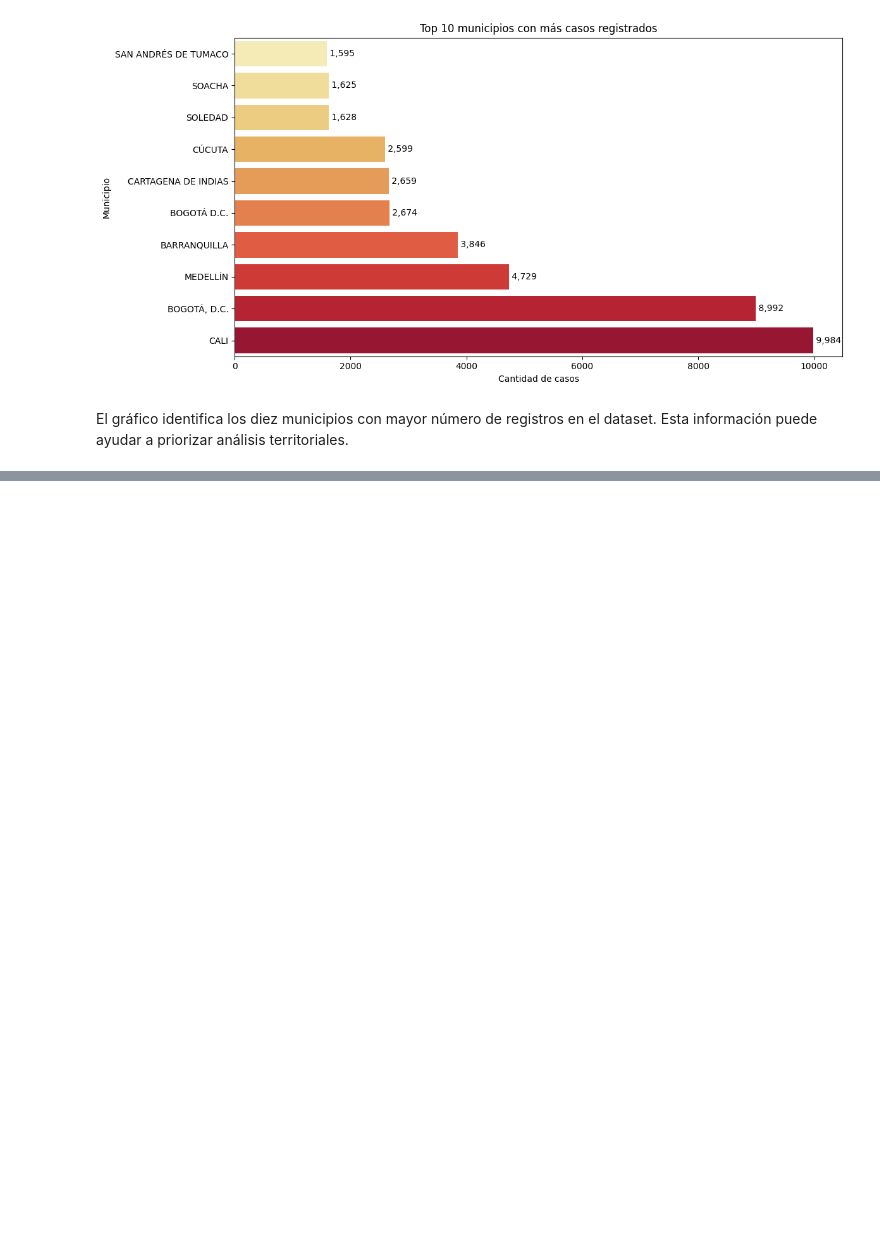
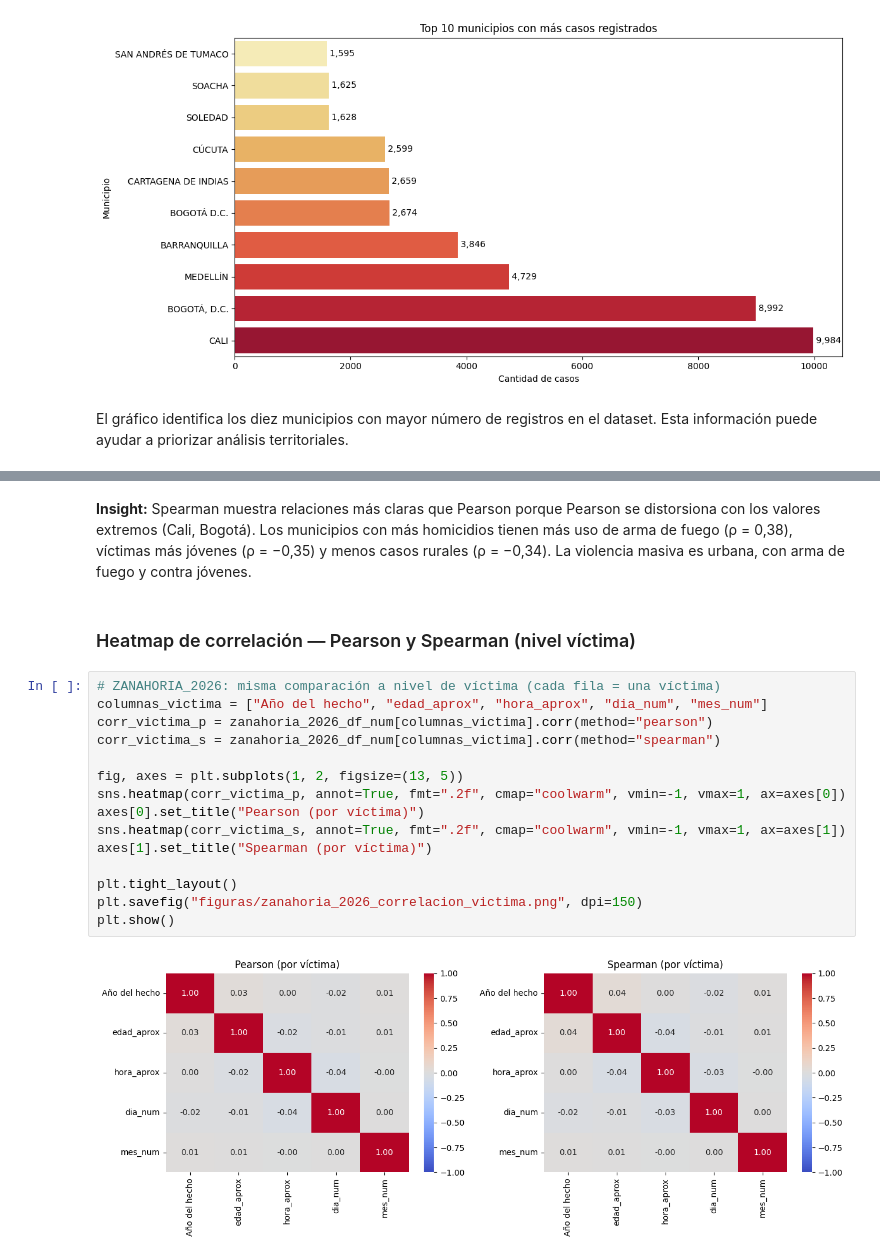
Before and after one commit to XEBAX10/PROYEC-1-CIencia_Datos, a Jupyter notebook: entrega/fase_a_eda.ipynb, the cells around one changed output, grey strips where cells are left out. Cells and saved outputs as stored; diff of their text form; blank space fills up the shorter version.

```diff
--- a/entrega/fase_a_eda.ipynb
+++ b/entrega/fase_a_eda.ipynb
@@ -297,0 +479,21 @@ El gráfico identifica los diez municipios con mayor número de registros en el
+# %% [markdown]
+**Insight:** Spearman muestra relaciones más claras que Pearson porque Pearson se distorsiona con los valores extremos (Cali, Bogotá). Los municipios con más homicidios tienen más uso de arma de fuego (ρ = 0,38), víctimas más jóvenes (ρ = −0,35) y menos casos rurales (ρ = −0,34). La violencia masiva es urbana, con arma de fuego y contra jóvenes.
+# %% [markdown]
+### Heatmap de correlación — Pearson y Spearman (nivel víctima)
+# %%
+# ZANAHORIA_2026: misma comparación a nivel de víctima (cada fila = una víctima)
+columnas_victima = ["Año del hecho", "edad_aprox", "hora_aprox", "dia_num", "mes_num"]
+corr_victima_p = zanahoria_2026_df_num[columnas_victima].corr(method="pearson")
+corr_victima_s = zanahoria_2026_df_num[columnas_victima].corr(method="spearman")
+
+fig, axes = plt.subplots(1, 2, figsize=(13, 5))
+sns.heatmap(corr_victima_p, annot=True, fmt=".2f", cmap="coolwarm", vmin=-1, vmax=1, ax=axes[0])
+axes[0].set_title("Pearson (por víctima)")
+sns.heatmap(corr_victima_s, annot=True, fmt=".2f", cmap="coolwarm", vmin=-1, vmax=1, ax=axes[1])
+axes[1].set_title("Spearman (por víctima)")
+
+plt.tight_layout()
+plt.savefig("figuras/zanahoria_2026_correlacion_victima.png", dpi=150)
+plt.show()
+# %% [output]
+[figure, added]
```
Also changed, not shown: parts of 27 cells of this notebook, 7 other files.
